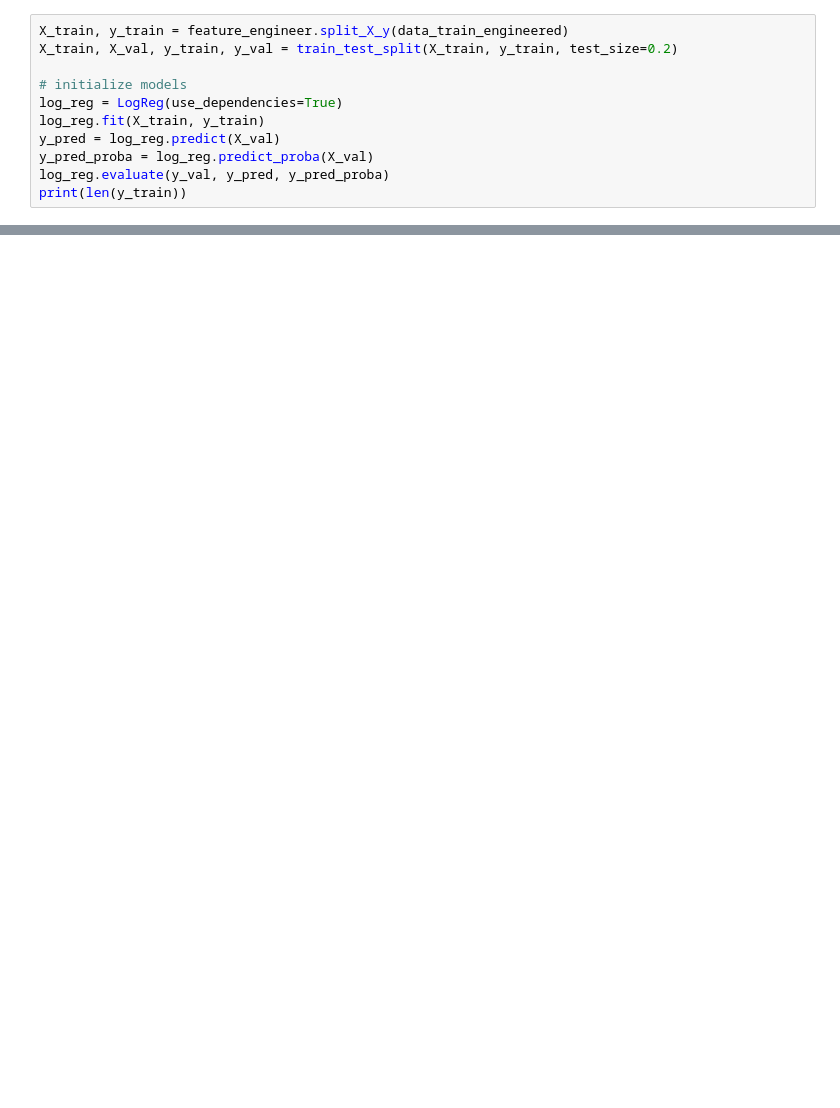
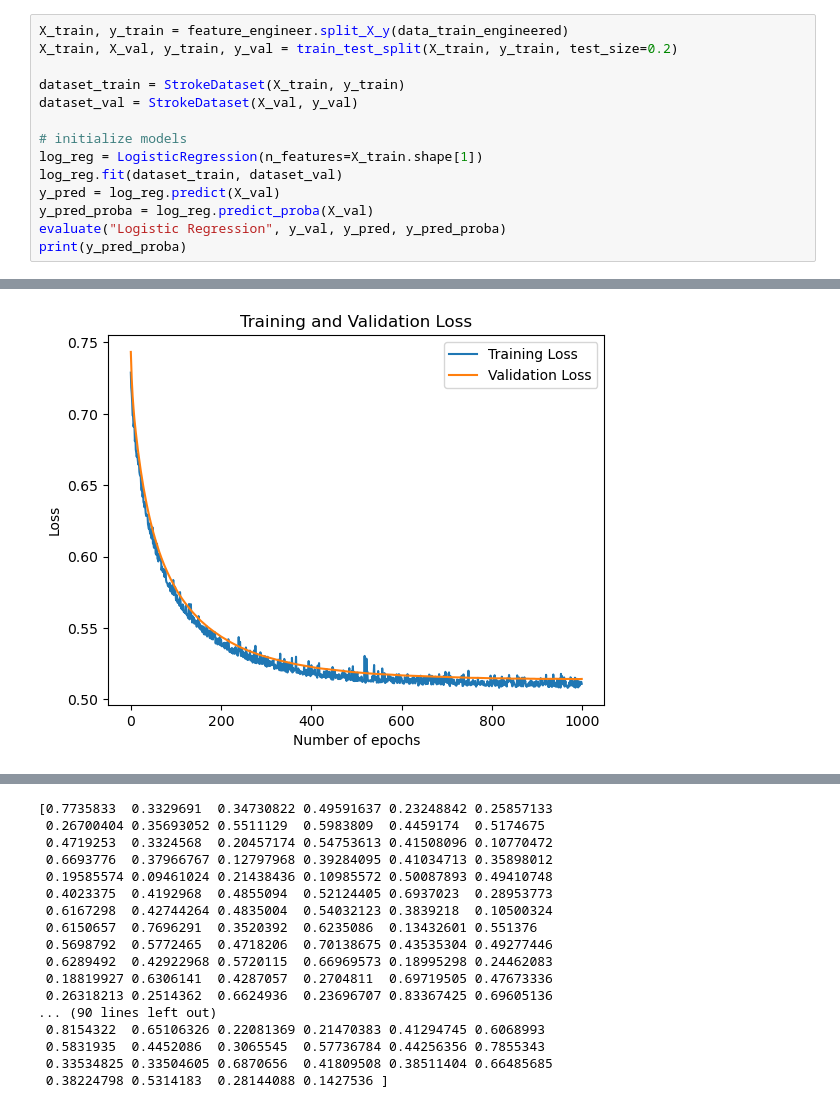
Before and after one commit to paulutsch/binary-stroke-classification, a Jupyter notebook: notebooks/main.ipynb, the cells around one changed output, grey strips where cells are left out. Drawn from its saved outputs; the diff is of its cells as text; blank space fills up the shorter version.

Commit message:
feat: implements logistic regression using PyTorch #2

```diff
--- a/notebooks/main.ipynb
+++ b/notebooks/main.ipynb
@@ -144,11 +161,14 @@ if visualize_data:
 X_train, y_train = feature_engineer.split_X_y(data_train_engineered)
 X_train, X_val, y_train, y_val = train_test_split(X_train, y_train, test_size=0.2)
 
+dataset_train = StrokeDataset(X_train, y_train)
+dataset_val = StrokeDataset(X_val, y_val)
+
 # initialize models
-log_reg = LogReg(use_dependencies=True)
-log_reg.fit(X_train, y_train)
+log_reg = LogisticRegression(n_features=X_train.shape[1])
+log_reg.fit(dataset_train, dataset_val)
 y_pred = log_reg.predict(X_val)
 y_pred_proba = log_reg.predict_proba(X_val)
-log_reg.evaluate(y_val, y_pred, y_pred_proba)
-print(len(y_train))
+evaluate("Logistic Regression", y_val, y_pred, y_pred_proba)
+print(y_pred_proba)
 # %% [output]
@@ -155,0 +192 @@ print(len(y_train))
+[figure, added]
@@ -156,0 +195,17 @@ print(len(y_train))
+[0.7735833  0.3329691  0.34730822 0.49591637 0.23248842 0.25857133
+ 0.26700404 0.35693052 0.5511129  0.5983809  0.4459174  0.5174675
+ 0.4719253  0.3324568  0.20457174 0.54753613 0.41508096 0.10770472
+ 0.6693776  0.37966767 0.12797968 0.39284095 0.41034713 0.35898012
+ 0.19585574 0.09461024 0.21438436 0.10985572 0.50087893 0.49410748
+ 0.4023375  0.4192968  0.4855094  0.52124405 0.6937023  0.28953773
+ 0.6167298  0.42744264 0.4835004  0.54032123 0.3839218  0.10500324
+ 0.6150657  0.7696291  0.3520392  0.6235086  0.13432601 0.551376
+ 0.5698792  0.5772465  0.4718206  0.70138675 0.43535304 0.49277446
+ 0.6289492  0.42922968 0.5720115  0.66969573 0.18995298 0.24462083
+ 0.18819927 0.6306141  0.4287057  0.2704811  0.69719505 0.47673336
+ 0.26318213 0.2514362  0.6624936  0.23696707 0.83367425 0.69605136
+... (90 lines left out)
+ 0.8154322  0.65106326 0.22081369 0.21470383 0.41294745 0.6068993
+ 0.5831935  0.4452086  0.3065545  0.57736784 0.44256356 0.7855343
+ 0.33534825 0.33504605 0.6870656  0.41809508 0.38511404 0.66485685
+ 0.38224798 0.5314183  0.28144088 0.1427536 ]
```
Also changed, not shown: parts of 8 cells of this notebook, 10 other files.
